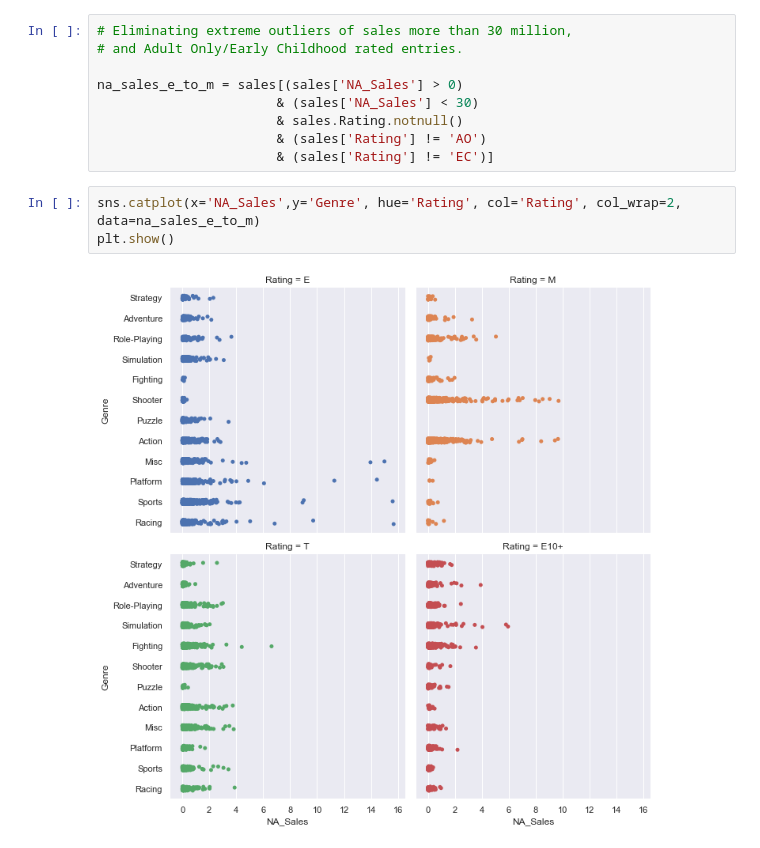
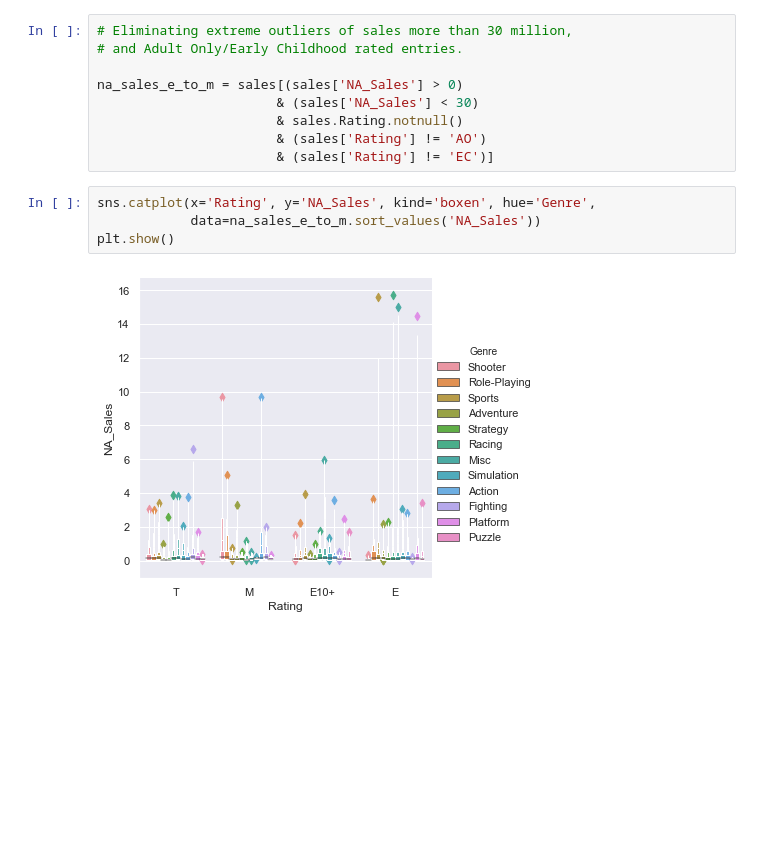
Before and after one commit to rjstange/Video-Game-Sales-by-ESRB-Rating, a Jupyter notebook: Video Game Sales By Maturity Rating.ipynb, the cells around one changed output. Saved outputs shown, nothing was run; the diff lists cells and outputs as text; blank space fills up the shorter version.

Commit message:
Only boxen plots

```diff
--- a/Video Game Sales By Maturity Rating.ipynb
+++ b/Video Game Sales By Maturity Rating.ipynb
@@ -47,7 +41,8 @@ na_sales_e_to_m = sales[(sales['NA_Sales'] > 0)
                        & (sales['Rating'] != 'AO')
                        & (sales['Rating'] != 'EC')]
 # %%
-sns.catplot(x='NA_Sales',y='Genre', hue='Rating', col='Rating', col_wrap=2, data=na_sales_e_to_m)
+sns.catplot(x='Rating', y='NA_Sales', kind='boxen', hue='Genre',
+            data=na_sales_e_to_m.sort_values('NA_Sales'))
 plt.show()
 # %% [output]
-[figure, old version]
+[figure, new version]
```
Also changed, not shown: parts of 1 cell of this notebook.
